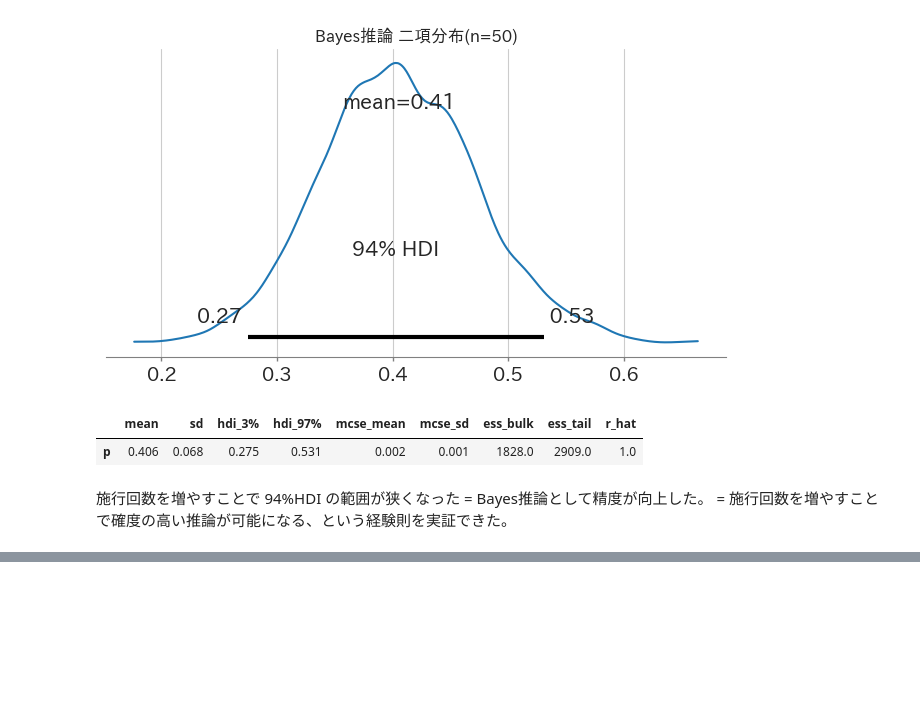
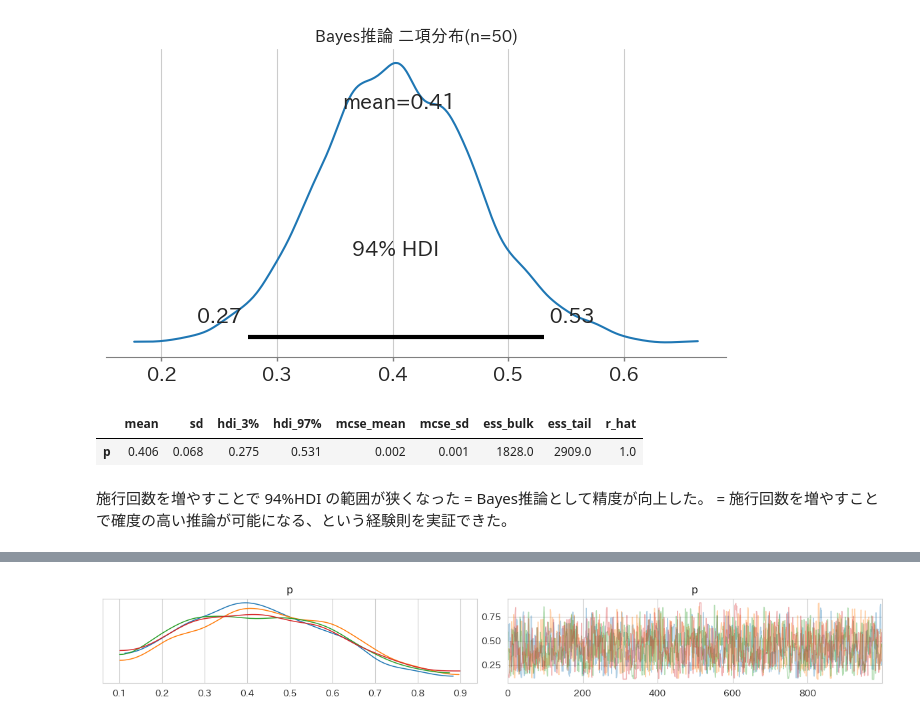
Before and after one commit to 1024xx4/py_bayes_intro, a Jupyter notebook: first_bayesian_interface_exercise.ipynb, the cells around one changed output, grey strips where cells are left out. Cells and saved outputs as stored; diff of their text form; code cells hidden in the pictures; blank space fills up the shorter version.

```diff
--- a/first_bayesian_interface_exercise.ipynb
+++ b/first_bayesian_interface_exercise.ipynb
@@ -367,0 +371,14 @@ display(summary3)
+# %%
+# Context定義
+model4 = pm.Model()
+
+with model4:
+    # 確率 Model 定義
+
+    # 一様分布（事前分布）の Parameterを変更
+    p = pm.Uniform('p', lower=0.1, upper=0.9)
+
+    X_obs = pm.Binomial('X_obs', p=p, n=len(X), observed=len(X[X == 1]))
+
+    # Sample値取得
+    idata4 = pm.sample(random_seed=42)
@@ -367,0 +392,7 @@ display(summary3)
+# %%
+# Sampleの正常性の確認
+ax = az.plot_trace(idata4, compact=False)
+plt.tight_layout()
+plt.show()
+# %% [output]
+[figure, added]
```
Also changed, not shown: parts of 5 cells of this notebook.
